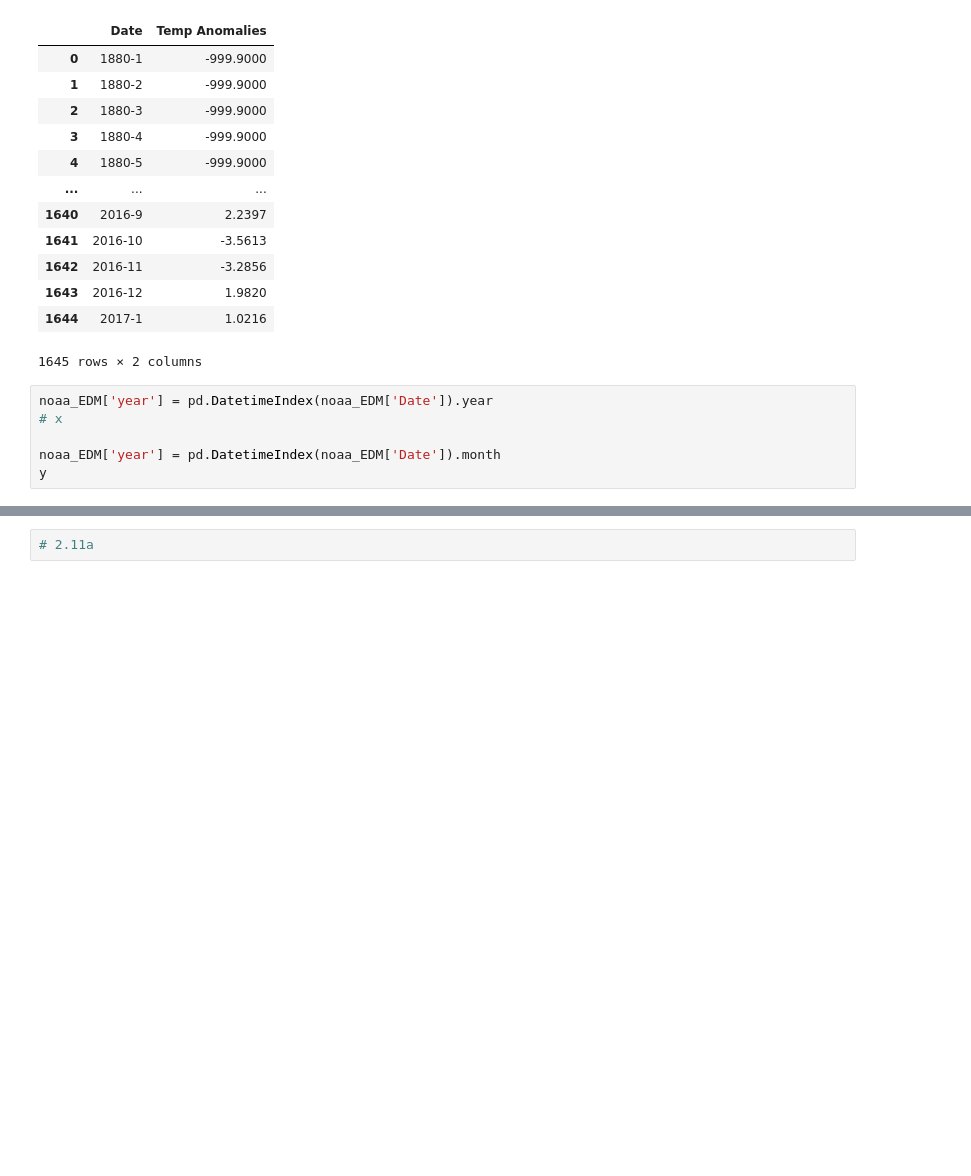
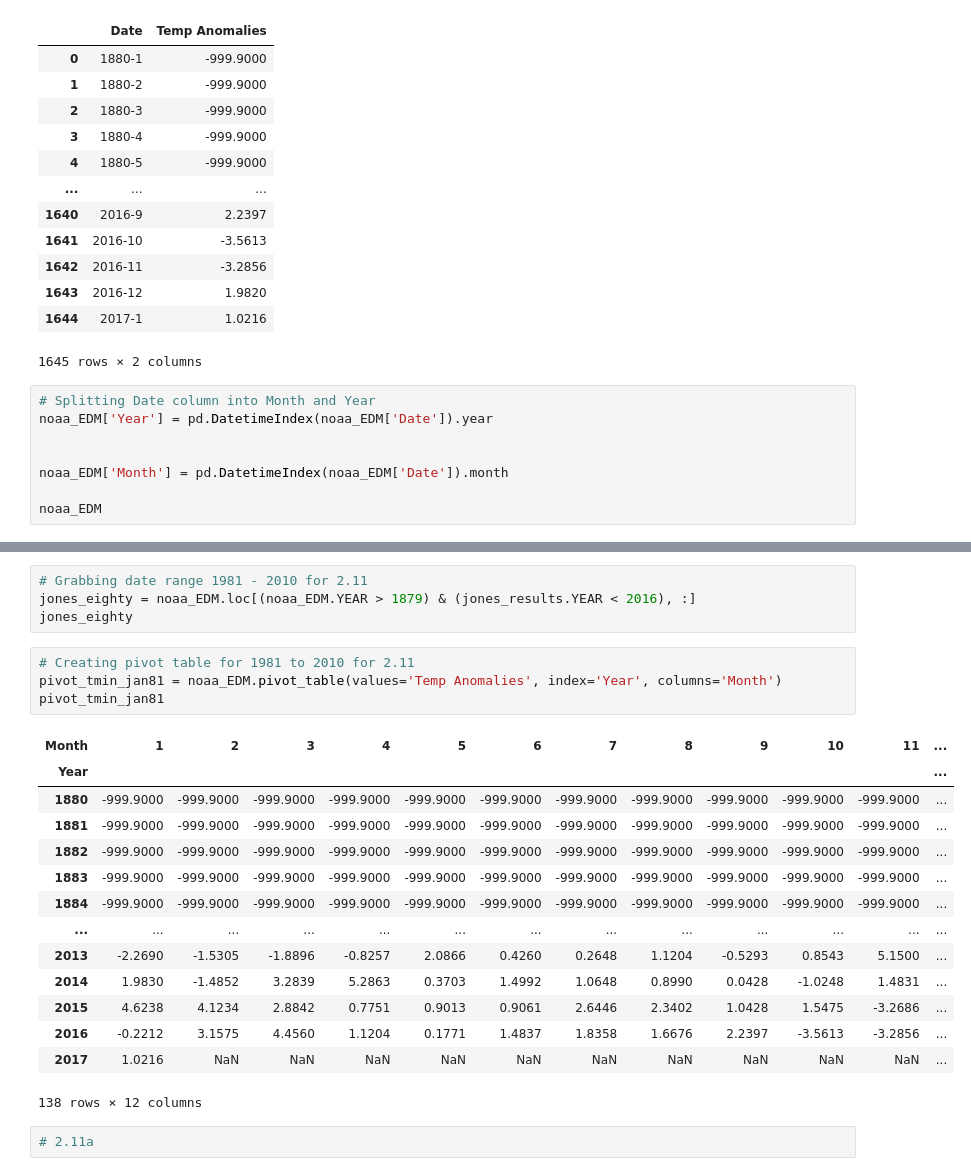
Before and after one commit to jordan-gilmartin/cuyamaca-climatology-analysis, a Jupyter notebook: cuyamaca-climatology-analysis.ipynb, the cells around one changed output, grey strips where cells are left out. Saved outputs shown, nothing was run; the diff lists cells and outputs as text; blank space fills up the shorter version.

Commit message:
grabbing date range 1981 - 2010 and adding pivot table

```diff
--- a/cuyamaca-climatology-analysis.ipynb
+++ b/cuyamaca-climatology-analysis.ipynb
@@ -796,9 +796,11 @@ noaa_EDM
 | 1644 | 2017-1 | 1.0216 |
 1645 rows × 2 columns
 # %%
-noaa_EDM['year'] = pd.DatetimeIndex(noaa_EDM['Date']).year
-# x
+# Splitting Date column into Month and Year
+noaa_EDM['Year'] = pd.DatetimeIndex(noaa_EDM['Date']).year
 
-noaa_EDM['year'] = pd.DatetimeIndex(noaa_EDM['Date']).month
-y
+
+noaa_EDM['Month'] = pd.DatetimeIndex(noaa_EDM['Date']).month
+
+noaa_EDM
 # %% [output]
@@ -809,2 +820,25 @@ Int64Index([ 1,  2,  3,  4,  5,  6,  7,  8,  9, 10,
+# %%
+# Grabbing date range 1981 - 2010 for 2.11
+jones_eighty = noaa_EDM.loc[(noaa_EDM.YEAR > 1879) & (jones_results.YEAR < 2016), :]
+jones_eighty
+# %%
+# Creating pivot table for 1981 to 2010 for 2.11
+pivot_tmin_jan81 = noaa_EDM.pivot_table(values='Temp Anomalies', index='Year', columns='Month')
+pivot_tmin_jan81
+# %% [output]
+| Month | 1 | 2 | 3 | 4 | 5 | 6 | 7 | 8 | 9 | 10 | 11 | ... |
+| Year |  |  |  |  |  |  |  |  |  |  |  | ... |
+| 1880 | -999.9000 | -999.9000 | -999.9000 | -999.9000 | -999.9000 | -999.9000 | -999.9000 | -999.9000 | -999.9000 | -999.9000 | -999.9000 | ... |
+| 1881 | -999.9000 | -999.9000 | -999.9000 | -999.9000 | -999.9000 | -999.9000 | -999.9000 | -999.9000 | -999.9000 | -999.9000 | -999.9000 | ... |
+| 1882 | -999.9000 | -999.9000 | -999.9000 | -999.9000 | -999.9000 | -999.9000 | -999.9000 | -999.9000 | -999.9000 | -999.9000 | -999.9000 | ... |
+| 1883 | -999.9000 | -999.9000 | -999.9000 | -999.9000 | -999.9000 | -999.9000 | -999.9000 | -999.9000 | -999.9000 | -999.9000 | -999.9000 | ... |
+| 1884 | -999.9000 | -999.9000 | -999.9000 | -999.9000 | -999.9000 | -999.9000 | -999.9000 | -999.9000 | -999.9000 | -999.9000 | -999.9000 | ... |
+| ... | ... | ... | ... | ... | ... | ... | ... | ... | ... | ... | ... | ... |
+| 2013 | -2.2690 | -1.5305 | -1.8896 | -0.8257 | 2.0866 | 0.4260 | 0.2648 | 1.1204 | -0.5293 | 0.8543 | 5.1500 | ... |
+| 2014 | 1.9830 | -1.4852 | 3.2839 | 5.2863 | 0.3703 | 1.4992 | 1.0648 | 0.8990 | 0.0428 | -1.0248 | 1.4831 | ... |
+| 2015 | 4.6238 | 4.1234 | 2.8842 | 0.7751 | 0.9013 | 0.9061 | 2.6446 | 2.3402 | 1.0428 | 1.5475 | -3.2686 | ... |
+| 2016 | -0.2212 | 3.1575 | 4.4560 | 1.1204 | 0.1771 | 1.4837 | 1.8358 | 1.6676 | 2.2397 | -3.5613 | -3.2856 | ... |
+| 2017 | 1.0216 | NaN | NaN | NaN | NaN | NaN | NaN | NaN | NaN | NaN | NaN | ... |
+138 rows × 12 columns
 # %%
 # 2.11a
```
Also changed, not shown: parts of 1 cell of this notebook.
